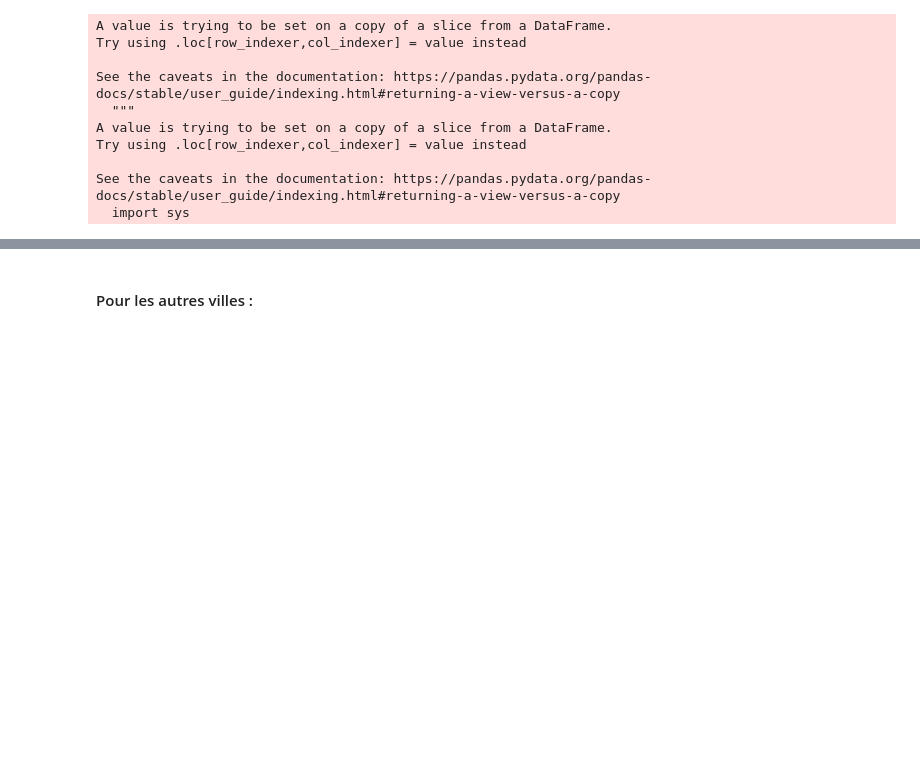
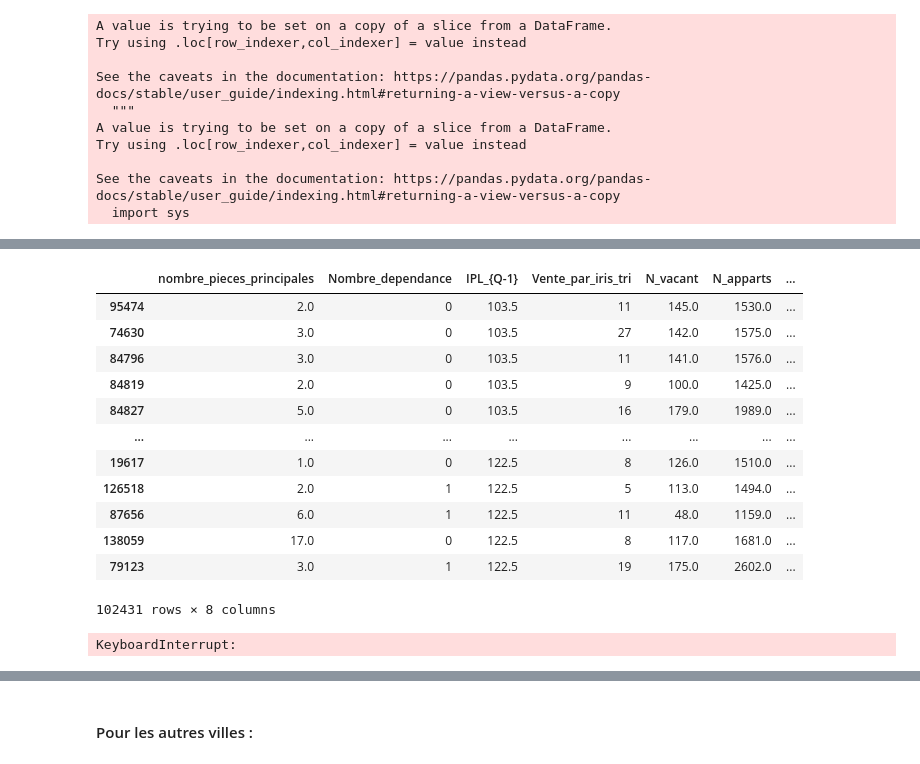
Before and after one commit to Clotilde-23/BDC, a Jupyter notebook: Notebooks/KNN-Coordonnees.ipynb, the cells around one changed output, grey strips where cells are left out. Saved outputs shown, nothing was run; the diff lists cells and outputs as text; code cells hidden in the pictures; blank space fills up the shorter version.

```diff
--- a/Notebooks/KNN-Coordonnees.ipynb
+++ b/Notebooks/KNN-Coordonnees.ipynb
@@ -27,6 +27,8 @@ from sklearn.metrics import mean_absolute_percentage_error
 # %%
 df_Paris = pd.read_csv('../Data/update_data/df_Paris_Processed_Louise.csv', low_memory = False, encoding = 'latin1')
 df_Paris_bis = pd.read_csv('../Data/update_data/df_Paris_Processed_Antonin.csv', low_memory = False, encoding = 'latin1')
+df_Paris_Michel = pd.read_csv('../Data/update_data/df_Paris_Processed_Michel.csv', low_memory = False, encoding = 'latin1')
+
 
 df_Marseille = pd.read_csv('../Data/update_data/df_Marseille_Processed_1.csv', low_memory = False, encoding = 'latin1')
 df_Lyon = pd.read_csv('../Data/update_data/df_Lyon_Processed.csv', low_memory = False, encoding = 'latin1')
@@ -73,7 +82,7 @@ df.head(4)
 # %% [markdown]
 ## Appliquer les fonctions aux données
 # %%
-df = df_Paris_bis
+df = df_Paris_Michel
 # %%
 # Créer la variable log
 log_var(df, ['Prix_m2'])
@@ -158,7 +167,8 @@ df_model = filtre_data_pour_model(df, 'Paris', 2, 0.1, 0.99)
 
     # Définition des var explicatives
 features = ['latitude', 'longitude', 'nombre_pieces_principales', 'Nombre_dependance',
-           'IPL', 'IPL_{Q-1}', 'N_proprietaire', 'N_vacant', 'N_apparts', 'n_metros_iris', 'taux_accroissement']
+           'IPL', 'IPL_{Q-1}', 'N_proprietaire', 'N_vacant', 'N_apparts', 'n_metros_iris',
+            'taux_accroissement', 'Vente_par_iris', 'Vente_par_iris_tri']
     # Def de l'output
 label = 'Prix_m2'
 # %%
@@ -286,0 +336,27 @@ MDAPE:  9.802461052365775
+# %%
+X_train_rf
+# %% [output]
+|  | nombre_pieces_principales | Nombre_dependance | IPL_{Q-1} | Vente_par_iris_tri | N_vacant | N_apparts | ... |
+| 95474 | 2.0 | 0 | 103.5 | 11 | 145.0 | 1530.0 | ... |
+| 74630 | 3.0 | 0 | 103.5 | 27 | 142.0 | 1575.0 | ... |
+| 84796 | 3.0 | 0 | 103.5 | 11 | 141.0 | 1576.0 | ... |
+| 84819 | 2.0 | 0 | 103.5 | 9 | 100.0 | 1425.0 | ... |
+| 84827 | 5.0 | 0 | 103.5 | 16 | 179.0 | 1989.0 | ... |
+| ... | ... | ... | ... | ... | ... | ... | ... |
+| 19617 | 1.0 | 0 | 122.5 | 8 | 126.0 | 1510.0 | ... |
+| 126518 | 2.0 | 1 | 122.5 | 5 | 113.0 | 1494.0 | ... |
+| 87656 | 6.0 | 1 | 122.5 | 11 | 48.0 | 1159.0 | ... |
+| 138059 | 17.0 | 0 | 122.5 | 8 | 117.0 | 1681.0 | ... |
+| 79123 | 3.0 | 1 | 122.5 | 19 | 175.0 | 2602.0 | ... |
+102431 rows × 8 columns
+# %%
+pipe = Pipeline([('scaler', MinMaxScaler()), ('RForest', RandomForestRegressor())])
+parameters = {'RForest__max_depth': [5, 10, 15]} # defining parameter space
+rforest_pipe = GridSearchCV(pipe, parameters, cv=5)
+rforest_pipe.fit(X_train_rf, y_train)
+print('Returned hyperparameter: {}'.format(rforest_pipe.best_params_))
+print('Best classification accuracy in train is: {}'.format(rforest_pipe.best_score_))
+
+compute_scores(rforest_pipe, X_test_rf, y_test)
+# %% [output]
+KeyboardInterrupt:
```
Also changed, not shown: parts of 15 cells of this notebook, 1 other file.
